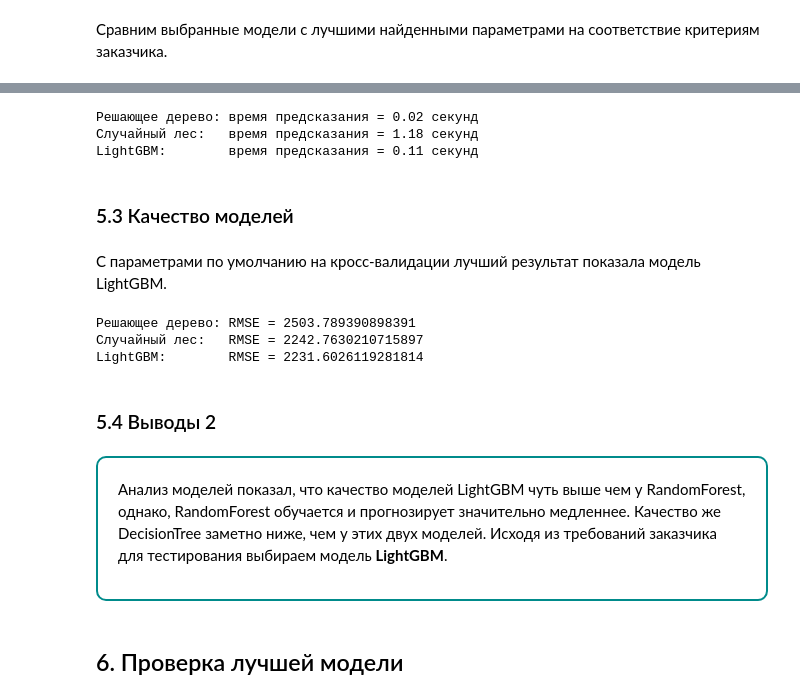
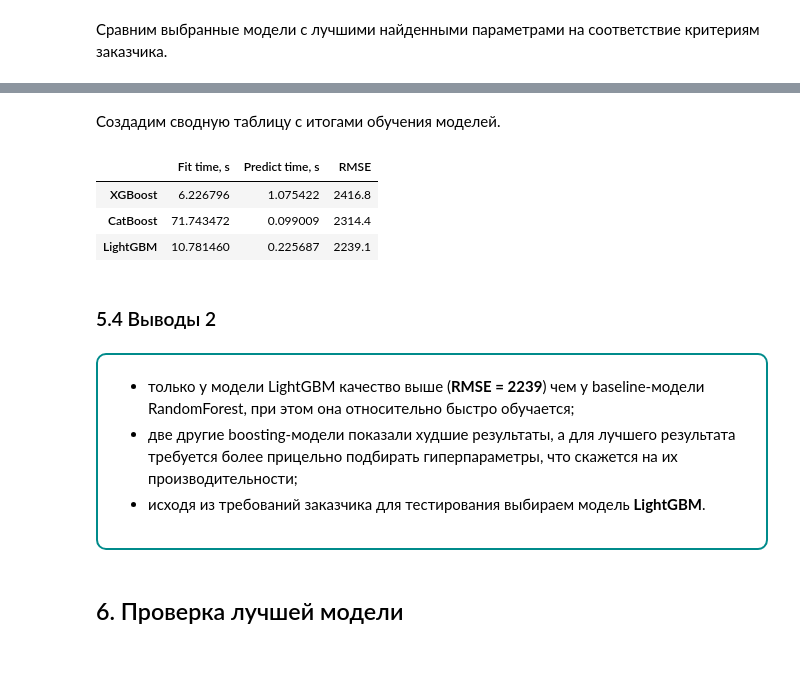
Before and after one commit to akrill-ds/Portfolio, a Jupyter notebook: Car price/DS_ML_car_price.ipynb, the cells around one changed output, grey strips where cells are left out. Saved outputs shown, nothing was run; the diff lists cells and outputs as text; code cells hidden in the pictures; blank space fills up the shorter version.

```diff
--- a/Car price/DS_ML_car_price.ipynb
+++ b/Car price/DS_ML_car_price.ipynb
@@ -469,0 +443,4 @@ Test features:  (68052, 8)
+# %%
+ord_features = ['Brand', 'Model']
+cat_features = ['VehicleType', 'Gearbox', 'FuelType', 'Repaired']
+num_features = ['Power', 'Kilometer']
@@ -472 +509,4 @@ Test features:  (68052, 8)
+# %%
+X_train[ord_features + cat_features] = X_train[ord_features + cat_features].astype('category')
+X_test[ord_features + cat_features] = X_test[ord_features + cat_features].astype('category')
 # %% [markdown]
@@ -541,0 +571,21 @@ LightGBM: параметры = {'learning_rate': 0.5, 'max_depth': 20, 'n_estima
+# %%
+%%time
+lgbm_params = {'n_estimators': range(1, 201),
+              'max_depth': range(1, 21),
+              'max_leaves': range(1, 11),
+              'learning_rate': np.arange(0.1, 0.51, 0.1)
+             }
+
+lgbm_cv = RandomizedSearchCV(estimator=LGBMRegressor(random_state=RSTATE,
+                                                     verbose=-1,
+                                                     n_jobs=-1),
+                             param_distributions=lgbm_params,
+                             scoring='neg_root_mean_squared_error',
+                             n_jobs=-1, cv=3,
+                             n_iter=50,
+                             random_state=RSTATE
+                            )
+
+lgbm_cv.fit(X_train, y_train)
+
+print(f'LightGBM: RMSE = {-lgbm_cv.best_score_}\nпараметры = {lgbm_cv.best_params_} ')
@@ -592,29 +601,24 @@ lgb_predict_time = %timeit -n1 -r1 -o lgb_model.predict(X_valid)
-# %%
-print(f'Решающее дерево: время предсказания = {round(dtree_predict_time.best, 2)} секунд')
-print(f'Случайный лес:   время предсказания = {round(rforest_predict_time.best, 2)} секунд')
-print(f'LightGBM:        время предсказания = {round(lgb_predict_time.best, 2)} секунд')
-# %% [output]
-Решающее дерево: время предсказания = 0.02 секунд
-Случайный лес:   время предсказания = 1.18 секунд
-LightGBM:        время предсказания = 0.11 секунд
-# %% [markdown]
-### 5.3 Качество моделей
-# %% [markdown]
-С параметрами по умолчанию на кросс-валидации лучший результат показала модель LightGBM.
-# %%
-print(f'Решающее дерево: RMSE = {mean_squared_error(y_valid, dtree_model.predict(X_valid), squared=False)}')
-print(f'Случайный лес:   RMSE = {mean_squared_error(y_valid, rforest_model.predict(X_valid), squared=False)}')
-print(f'LightGBM:        RMSE = {mean_squared_error(y_valid, lgb_model.predict(X_valid), squared=False)}')
-# %% [output]
-Решающее дерево: RMSE = 2503.789390898391
-Случайный лес:   RMSE = 2242.7630210715897
-LightGBM:        RMSE = 2231.6026119281814
+# %% [markdown]
+Создадим сводную таблицу с итогами обучения моделей.
+# %%
+pd.DataFrame([[xgb_cv.cv_results_['mean_fit_time'][xgb_cv.best_index_],   xgb_cv.cv_results_['mean_score_time'][xgb_cv.best_index_],   -xgb_cv.best_score_.round(1)],
+              [catb_cv.cv_results_['mean_fit_time'][catb_cv.best_index_], catb_cv.cv_results_['mean_score_time'][catb_cv.best_index_], -catb_cv.best_score_.round(1)],
+              [lgbm_cv.cv_results_['mean_fit_time'][lgbm_cv.best_index_], lgbm_cv.cv_results_['mean_score_time'][lgbm_cv.best_index_], -lgbm_cv.best_score_.round(1)]],
+             index=['XGBoost', 'CatBoost', 'LightGBM'], columns=['Fit time, s', 'Predict time, s', 'RMSE']
+            )
+# %% [output]
+|  | Fit time, s | Predict time, s | RMSE |
+| XGBoost | 6.226796 | 1.075422 | 2416.8 |
+| CatBoost | 71.743472 | 0.099009 | 2314.4 |
+| LightGBM | 10.781460 | 0.225687 | 2239.1 |
 # %% [markdown]
 ### 5.4 Выводы 2
 # %% [markdown]
 <div style="border:solid darkcyan 2px; padding: 20px; border-radius: 10px">
 
-Анализ моделей показал, что качество моделей LightGBM чуть выше чем у RandomForest, однако, RandomForest обучается и прогнозирует значительно медленнее. Качество же DecisionTree заметно ниже, чем у этих двух моделей. Исходя из требований заказчика для тестирования выбираем модель **LightGBM**.
+* только у модели LightGBM качество выше (**RMSE = 2239**) чем у baseline-модели RandomForest, при этом она относительно быстро обучается;
+* две другие boosting-модели показали худшие результаты, а для лучшего результата требуется более прицельно подбирать гиперпараметры, что скажется на их производительности;
+* исходя из требований заказчика для тестирования выбираем модель **LightGBM**.
 # %% [markdown]
 ## 6. Проверка лучшей модели
 # %% [markdown]
```
Also changed, not shown: parts of 45 cells of this notebook, 1 other file.
